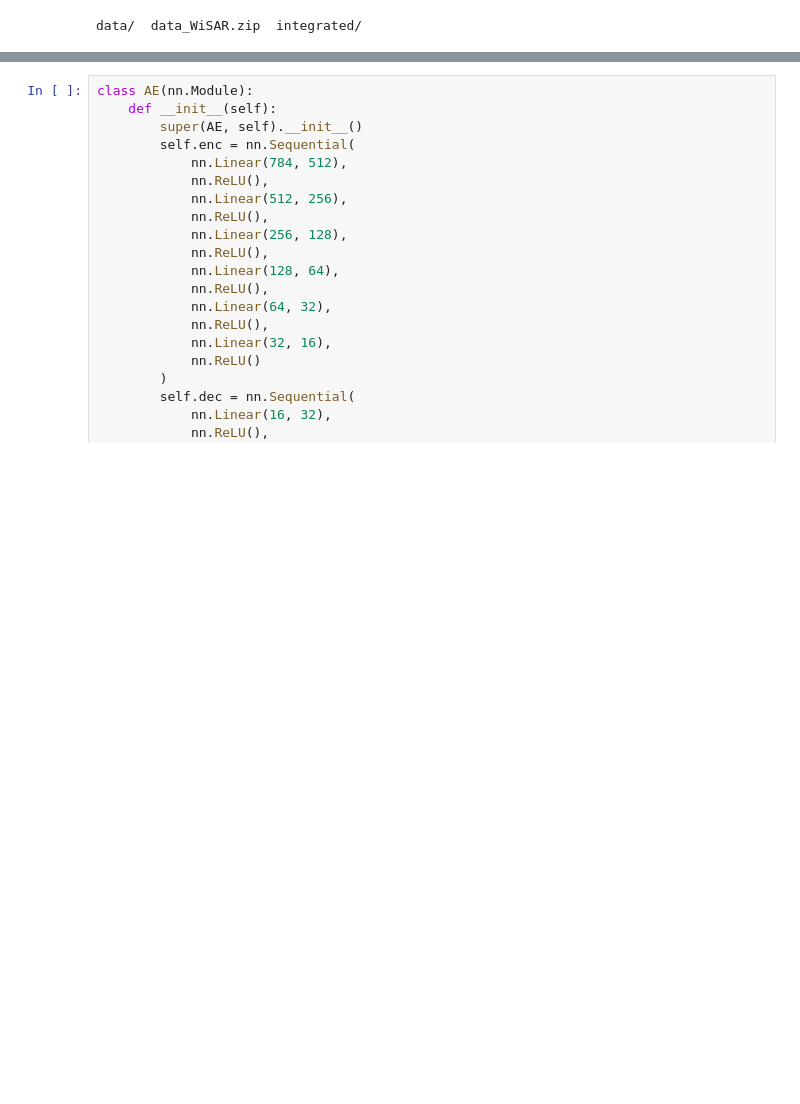
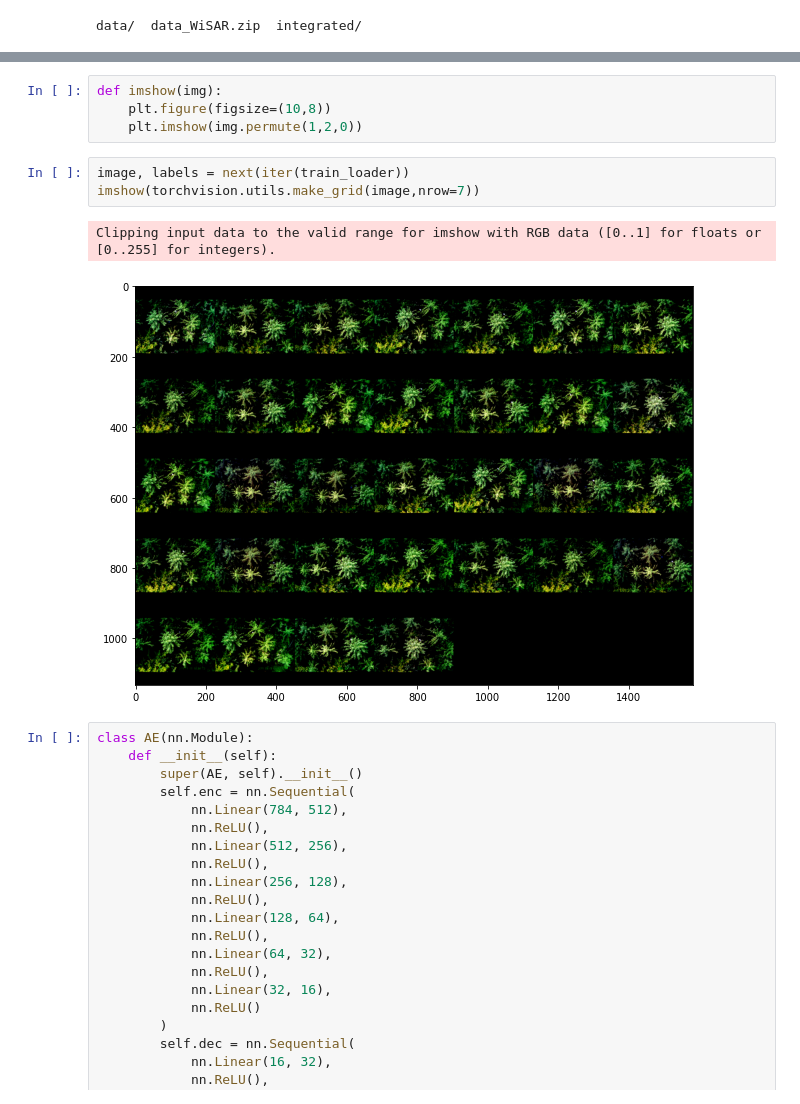
Before and after one commit to Createdd/computervision_ue, a Jupyter notebook: anomaly_detection.ipynb, the cells around one changed output, grey strips where cells are left out. Saved outputs shown, nothing was run; the diff lists cells and outputs as text; blank space fills up the shorter version.

Commit message:
add proper data loading

```diff
--- a/anomaly_detection.ipynb
+++ b/anomaly_detection.ipynb
@@ -47,3 +103,13 @@ from datetime import timedelta
+# %%
+def imshow(img):
+    plt.figure(figsize=(10,8))
+    plt.imshow(img.permute(1,2,0))
+# %%
+image, labels = next(iter(train_loader))
+imshow(torchvision.utils.make_grid(image,nrow=7))
+# %% [output]
+Clipping input data to the valid range for imshow with RGB data ([0..1] for floats or [0..255] for integers).
+[figure, added]
 # %%
 class AE(nn.Module):
     def __init__(self):
```
Also changed, not shown: parts of 6 cells of this notebook.
